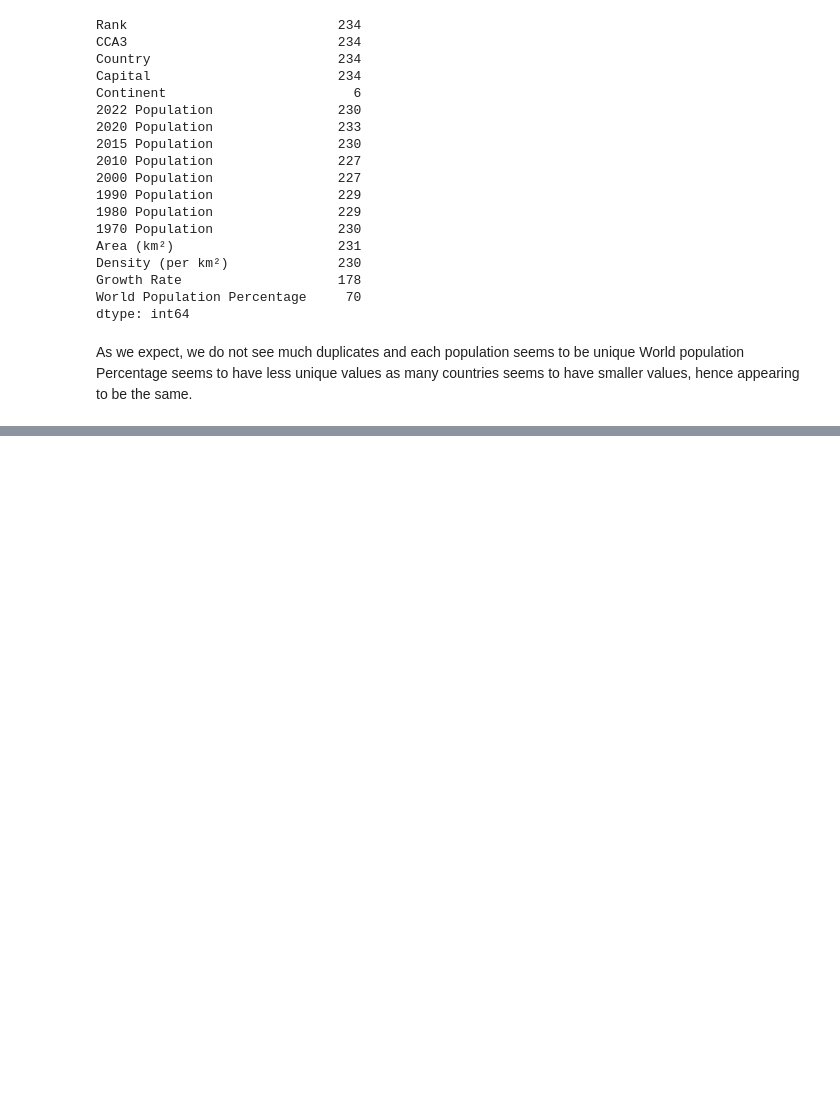
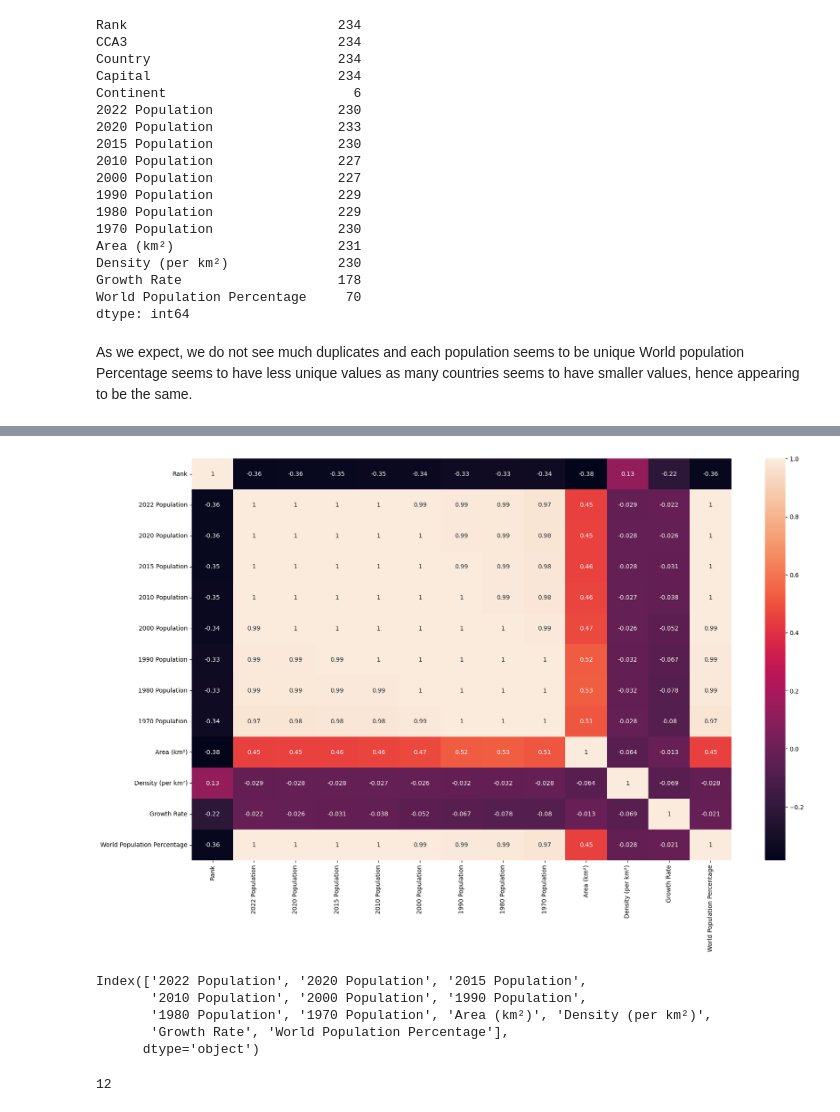
Before and after one commit to dr-a-r/population_EDA, a Jupyter notebook: EDA.ipynb, the cells around one changed output, grey strips where cells are left out. Cells and saved outputs as stored; diff of their text form; code cells hidden in the pictures; blank space fills up the shorter version.

```diff
--- a/EDA.ipynb
+++ b/EDA.ipynb
@@ -8,8 +8,7 @@ import matplotlib.pyplot as plt
 # %% [markdown]
 ## Importing the dataset
 # %%
-
-df = pd.read_csv('D:\Github projects\population_EDA\data\world_population.csv')
+df = pd.read_csv('/content/world_population.csv')
 df.head()
 # %% [output]
 |  | Rank | CCA3 | Country | Capital | Continent | 2022 Population | 2020 Population | 2015 Population | ... |
@@ -145,0 +169,7 @@ df.groupby(['Country','Continent'])
+# %%
+plt.figure(figsize = (20,12))
+sns.heatmap(df.corr(), annot=True)
+
+plt.show()
+# %% [output]
+[figure, added]
@@ -145,0 +180,12 @@ df.groupby(['Country','Continent'])
+# %%
+con_mean.columns
+# %% [output]
+Index(['2022 Population', '2020 Population', '2015 Population',
+       '2010 Population', '2000 Population', '1990 Population',
+       '1980 Population', '1970 Population', 'Area (km²)', 'Density (per km²)',
+       'Growth Rate', 'World Population Percentage'],
+      dtype='object')
+# %%
+len(con_mean.columns)
+# %% [output]
+12
```
Also changed, not shown: parts of 10 cells of this notebook.
